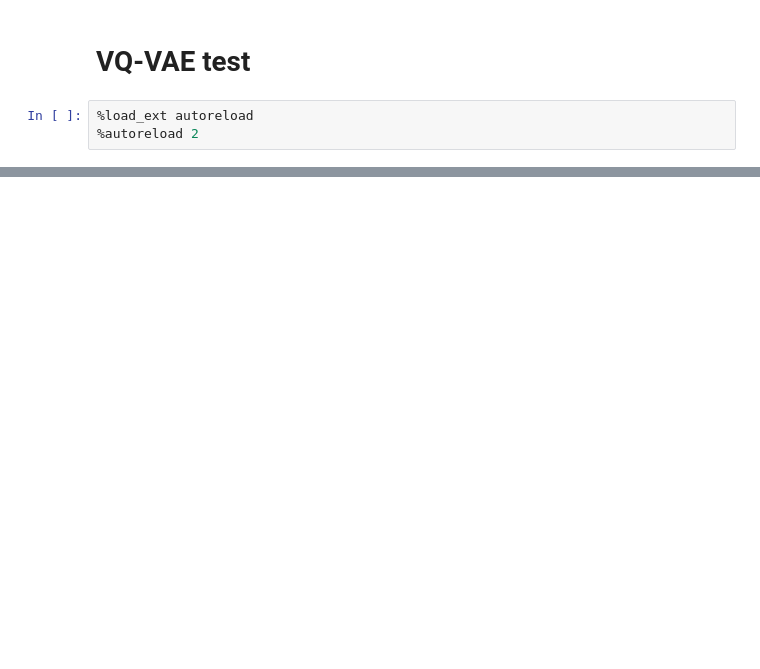
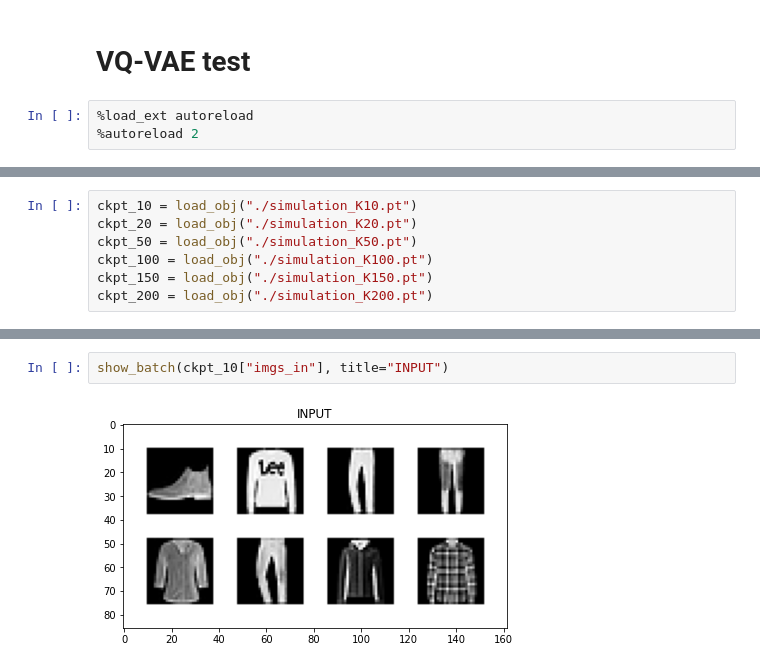
Before and after one commit to broadinstitute/genus, a Jupyter notebook: src/notebook6_VQ-VAE_MNIST.ipynb, the cells around one changed output, grey strips where cells are left out. Drawn from its saved outputs; the diff is of its cells as text; blank space fills up the shorter version.

```diff
--- a/src/notebook6_VQ-VAE_MNIST.ipynb
+++ b/src/notebook6_VQ-VAE_MNIST.ipynb
@@ -316,0 +228,7 @@ plt.imshow()
+# %%
+ckpt_10 = load_obj("./simulation_K10.pt")
+ckpt_20 = load_obj("./simulation_K20.pt")
+ckpt_50 = load_obj("./simulation_K50.pt")
+ckpt_100 = load_obj("./simulation_K100.pt")
+ckpt_150 = load_obj("./simulation_K150.pt")
+ckpt_200 = load_obj("./simulation_K200.pt")
@@ -316,0 +282,4 @@ plt.imshow()
+# %%
+show_batch(ckpt_10["imgs_in"], title="INPUT")
+# %% [output]
+[figure, added]
```
Also changed, not shown: parts of 45 cells of this notebook, 6 other files.
